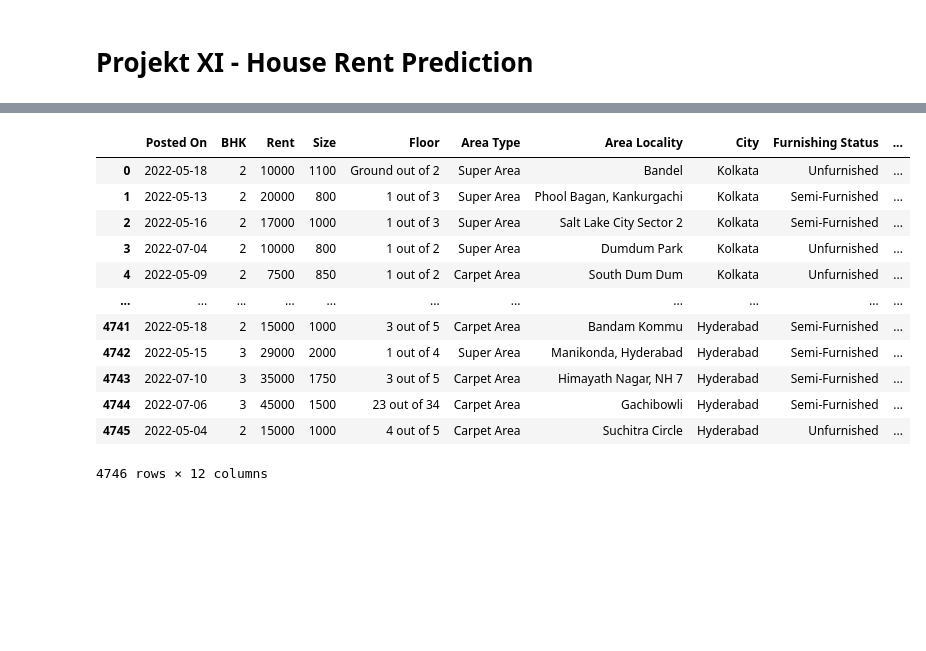
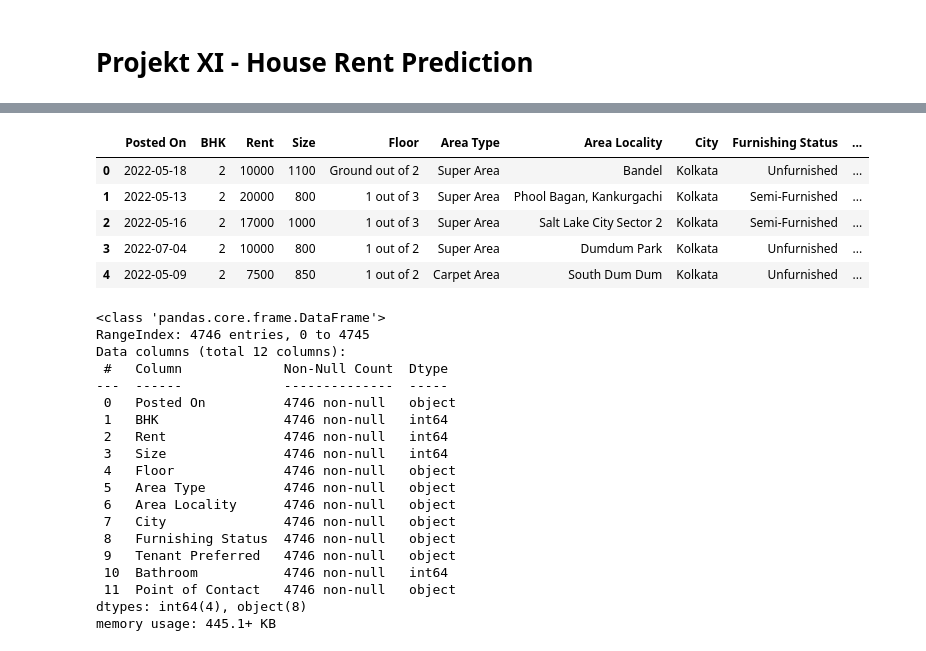
Before and after one commit to lucastere10/projects, a Jupyter notebook: Python Projects/Projekt XI - House Rent Prediction/Projekt XI - House Rent Prediction.ipynb, the cells around one changed output, grey strips where cells are left out. Drawn from its saved outputs; the diff is of its cells as text; code cells hidden in the pictures; blank space fills up the shorter version.

```diff
--- a/Python Projects/Projekt XI - House Rent Prediction/Projekt XI - House Rent Prediction.ipynb
+++ b/Python Projects/Projekt XI - House Rent Prediction/Projekt XI - House Rent Prediction.ipynb
@@ -31,17 +41,32 @@ import plotly as py
 df = pd.read_csv('data/House_Rent_Dataset.csv')
 # %%
-df
+df.head()
 # %% [output]
 |  | Posted On | BHK | Rent | Size | Floor | Area Type | Area Locality | City | Furnishing Status | ... |
 | 0 | 2022-05-18 | 2 | 10000 | 1100 | Ground out of 2 | Super Area | Bandel | Kolkata | Unfurnished | ... |
 | 1 | 2022-05-13 | 2 | 20000 | 800 | 1 out of 3 | Super Area | Phool Bagan, Kankurgachi | Kolkata | Semi-Furnished | ... |
 | 2 | 2022-05-16 | 2 | 17000 | 1000 | 1 out of 3 | Super Area | Salt Lake City Sector 2 | Kolkata | Semi-Furnished | ... |
 | 3 | 2022-07-04 | 2 | 10000 | 800 | 1 out of 2 | Super Area | Dumdum Park | Kolkata | Unfurnished | ... |
 | 4 | 2022-05-09 | 2 | 7500 | 850 | 1 out of 2 | Carpet Area | South Dum Dum | Kolkata | Unfurnished | ... |
-| ... | ... | ... | ... | ... | ... | ... | ... | ... | ... | ... |
-| 4741 | 2022-05-18 | 2 | 15000 | 1000 | 3 out of 5 | Carpet Area | Bandam Kommu | Hyderabad | Semi-Furnished | ... |
-| 4742 | 2022-05-15 | 3 | 29000 | 2000 | 1 out of 4 | Super Area | Manikonda, Hyderabad | Hyderabad | Semi-Furnished | ... |
-| 4743 | 2022-07-10 | 3 | 35000 | 1750 | 3 out of 5 | Carpet Area | Himayath Nagar, NH 7 | Hyderabad | Semi-Furnished | ... |
-| 4744 | 2022-07-06 | 3 | 45000 | 1500 | 23 out of 34 | Carpet Area | Gachibowli | Hyderabad | Semi-Furnished | ... |
-| 4745 | 2022-05-04 | 2 | 15000 | 1000 | 4 out of 5 | Carpet Area | Suchitra Circle | Hyderabad | Unfurnished | ... |
-4746 rows × 12 columns
+# %%
+df.info()
+# %% [output]
+<class 'pandas.core.frame.DataFrame'>
+RangeIndex: 4746 entries, 0 to 4745
+Data columns (total 12 columns):
+ #   Column             Non-Null Count  Dtype
+---  ------             --------------  -----
+ 0   Posted On          4746 non-null   object
+ 1   BHK                4746 non-null   int64
+ 2   Rent               4746 non-null   int64
+ 3   Size               4746 non-null   int64
+ 4   Floor              4746 non-null   object
+ 5   Area Type          4746 non-null   object
+ 6   Area Locality      4746 non-null   object
+ 7   City               4746 non-null   object
+ 8   Furnishing Status  4746 non-null   object
+ 9   Tenant Preferred   4746 non-null   object
+ 10  Bathroom           4746 non-null   int64
+ 11  Point of Contact   4746 non-null   object
+dtypes: int64(4), object(8)
+memory usage: 445.1+ KB
```
Also changed, not shown: parts of 26 cells of this notebook, 1 other file.
